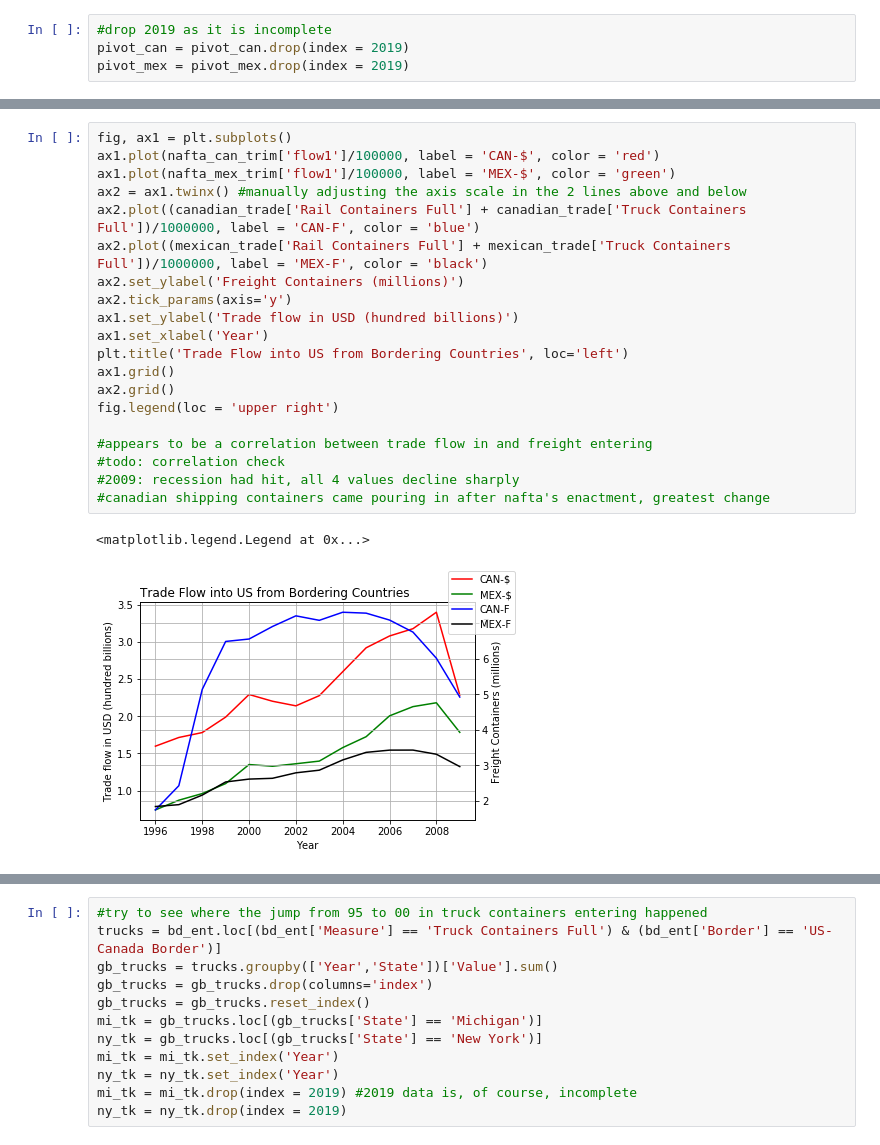
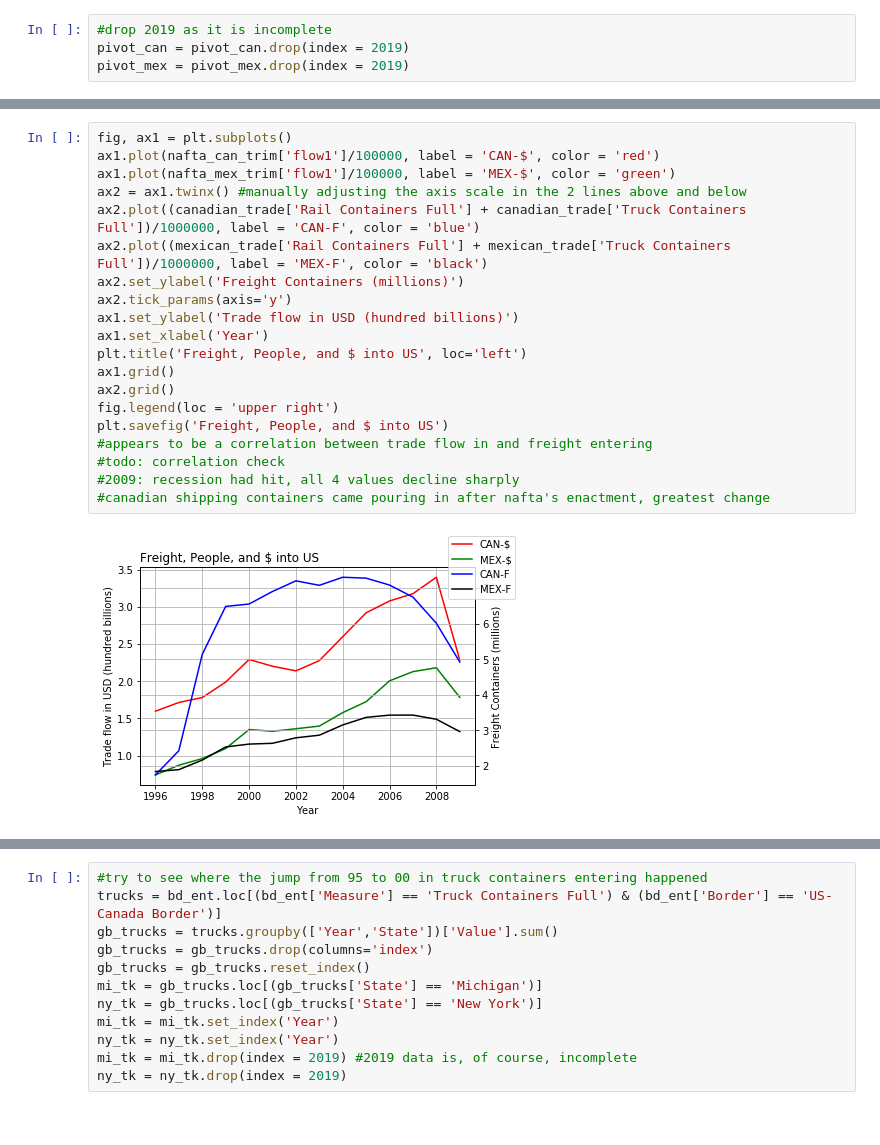
Before and after one commit to philipayazi/Project1_BorderEntries, a Jupyter notebook: Border_Entries_and _Trade_tsw.ipynb, the cells around one changed output, grey strips where cells are left out. Drawn from its saved outputs; the diff is of its cells as text.

```diff
--- a/Border_Entries_and _Trade_tsw.ipynb
+++ b/Border_Entries_and _Trade_tsw.ipynb
@@ -127,26 +127,25 @@ plt.legend()
 # %%
 fig, ax1 = plt.subplots()
 ax1.plot(nafta_can_trim['flow1']/100000, label = 'CAN-$', color = 'red')
 ax1.plot(nafta_mex_trim['flow1']/100000, label = 'MEX-$', color = 'green')
 ax2 = ax1.twinx() #manually adjusting the axis scale in the 2 lines above and below
 ax2.plot((canadian_trade['Rail Containers Full'] + canadian_trade['Truck Containers Full'])/1000000, label = 'CAN-F', color = 'blue')
 ax2.plot((mexican_trade['Rail Containers Full'] + mexican_trade['Truck Containers Full'])/1000000, label = 'MEX-F', color = 'black')
 ax2.set_ylabel('Freight Containers (millions)')
 ax2.tick_params(axis='y')
 ax1.set_ylabel('Trade flow in USD (hundred billions)')
 ax1.set_xlabel('Year')
-plt.title('Trade Flow into US from Bordering Countries', loc='left')
+plt.title('Freight, People, and $ into US', loc='left')
 ax1.grid()
 ax2.grid()
 fig.legend(loc = 'upper right')
-
+plt.savefig('Freight, People, and $ into US')
 #appears to be a correlation between trade flow in and freight entering
 #todo: correlation check
 #2009: recession had hit, all 4 values decline sharply
 #canadian shipping containers came pouring in after nafta's enactment, greatest change
 # %% [output]
-<matplotlib.legend.Legend at 0x...>
-[figure, old version]
+[figure, new version]
 # %%
 plt.plot(pivot_can['Rail Containers Full'], label = 'RAIL', color = 'red')
 plt.plot(pivot_can['Truck Containers Full'], label = 'TRUCK', color = 'blue')
```
Also changed, not shown: parts of 18 cells of this notebook.
